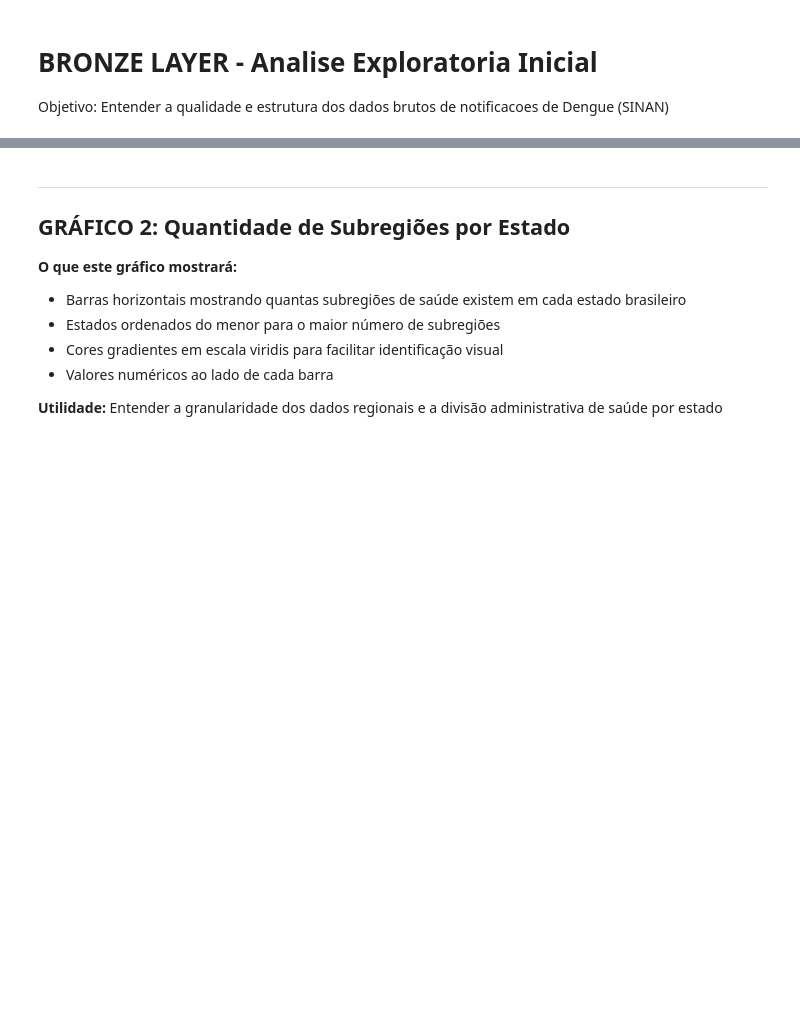
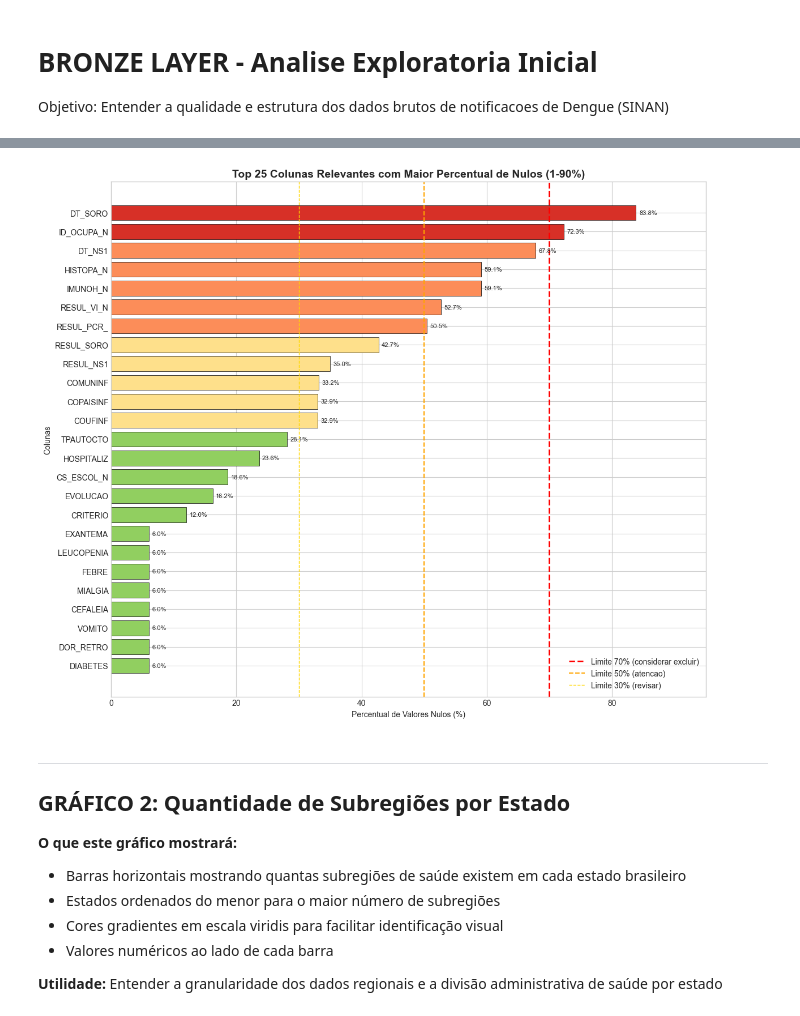
Before and after one commit to ArthurGabrieel/etl-dengue-2025, a Jupyter notebook: Trasformer/bronze_analysis.ipynb, the cells around one changed output, grey strips where cells are left out. Saved outputs shown, nothing was run; the diff lists cells and outputs as text; code cells hidden in the pictures; blank space fills up the shorter version.

```diff
--- a/Trasformer/bronze_analysis.ipynb
+++ b/Trasformer/bronze_analysis.ipynb
@@ -92,6 +116,37 @@ if 'ID_REGIONA' in df.columns:
 if 'DT_NOTIFIC' in df.columns:
     df['MES_NOTIFIC'] = df['DT_NOTIFIC'].dt.month
     df['ANO_MES'] = df['DT_NOTIFIC'].dt.to_period('M')
+# %%
+# GRAFICO 1B: Colunas relevantes com valores nulos (excluindo >90% vazias)
+colunas_relevantes = null_pct[(null_pct > 1) & (null_pct < 90)].sort_values(ascending=True)
+
+if len(colunas_relevantes) > 0:
+    # Mostrar as top 25 com mais nulos entre as relevantes
+    top_relevantes = colunas_relevantes.tail(25)
+
+    fig, ax = plt.subplots(figsize=(12, 10))
+    colors = ['#d73027' if x > 70 else '#fc8d59' if x > 50 else '#fee08b' if x > 30 else '#91cf60' for x in top_relevantes.values]
+    bars = ax.barh(top_relevantes.index, top_relevantes.values, color=colors, edgecolor='black', linewidth=0.5)
+
+    for bar, val in zip(bars, top_relevantes.values):
+        ax.text(bar.get_width() + 0.5, bar.get_y() + bar.get_height()/2,
+                f'{val:.1f}%', va='center', fontsize=8)
+
+    ax.axvline(x=70, color='red', linestyle='--', linewidth=2, label='Limite 70% (considerar excluir)')
+    ax.axvline(x=50, color='orange', linestyle='--', linewidth=1.5, label='Limite 50% (atencao)')
+    ax.axvline(x=30, color='gold', linestyle='--', linewidth=1, label='Limite 30% (revisar)')
+    ax.set_xlabel('Percentual de Valores Nulos (%)')
+    ax.set_ylabel('Colunas')
+    ax.set_title(f'Top 25 Colunas Relevantes com Maior Percentual de Nulos (1-90%)',
+                 fontsize=14, fontweight='bold')
+    ax.legend(loc='lower right')
+    ax.set_xlim(0, 95)
+    plt.tight_layout()
+    plt.show()
+else:
+    print("Nenhuma coluna relevante com valores nulos encontrada.")
+# %% [output]
+[figure, added]
 # %% [markdown]
 ---
 ## GRÁFICO 2: Quantidade de Subregiões por Estado
```
Also changed, not shown: parts of 6 cells of this notebook.
